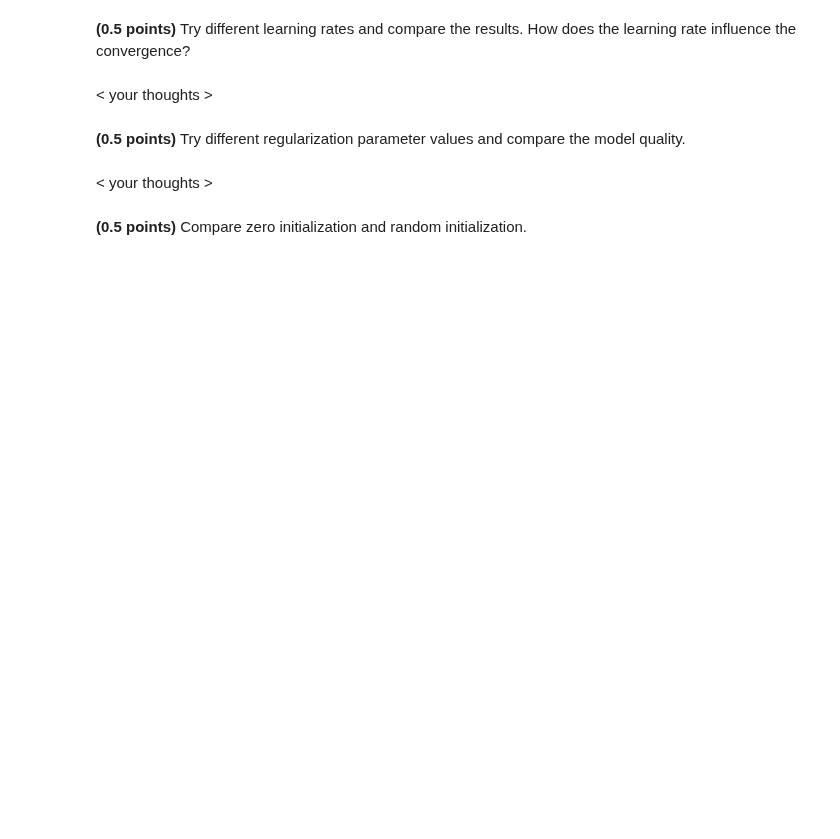
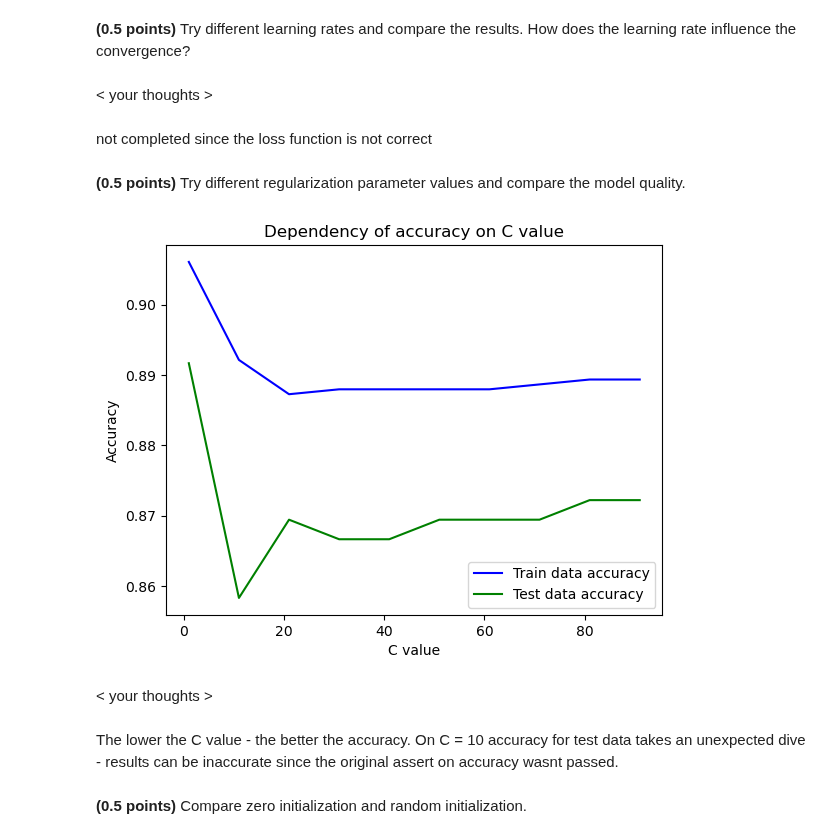
Before and after one commit to tshura/ml-intro-tasks, a Jupyter notebook: 5_/hw_classification.ipynb, the cells around one changed output. Cells and saved outputs as stored; diff of their text form; code cells hidden in the pictures; blank space fills up the shorter version.

```diff
--- a/5_/hw_classification.ipynb
+++ b/5_/hw_classification.ipynb
@@ -31,10 +31,6 @@ where $\eta$ is the learning rate.
 Stopping criteria: either the number of iterations exceeds *max_iter* or $||w^{(t+1)} - w^{(t)}||_2 < tol$.
 # %% [markdown]
 **(2 points)** Implement the algorithm and use it to classify the digits (https://scikit-learn.org/stable/modules/generated/sklearn.datasets.load_digits.html) into "even" and "odd" categories. "Even" and "Odd" classes  should correspond to {-1, 1} labels.
-# %%
-for j in range(y.shape[0]):
-            l = l + np.log((1+np.exp(-weights@x[j]*y[j])))
-        loss = l/y.shape[0] + (np.linalg.norm(weights, 2))**2/(2*self.C)
 # %%
 from sklearn.exceptions import NotFittedError
 # %%
@@ -73,11 +69,10 @@ class CustomLogisticRegression:
         return (1 / (1 + np.exp(- X @ weights.T))).flatten()
 
     def get_loss(self, x, weights, y):
-        print(x, x.shape, weights, weights.shape )
         l = 0
         for j in range(y.shape[0]):
-            l = l + np.log((1+np.exp(-(weights@x[j])*y[j])))
-        loss = l/y.shape[0] + (np.linalg.norm(weights, 2))**2/(2*self.C)
+            l = l + np.log((1+np.exp(-1*(weights@x[j])*y[j])))
+        loss = l/y.shape[0] + (np.linalg.norm(weights, 2))/(2*self.C)
         return(loss)
 
     def fit(self, X, y):
@@ -301,5 +274,7 @@ Text(0.5, 1.0, 'Loss history')
 ## your code
 # %% [markdown]
 < your thoughts >
+# %% [markdown]
+not completed since the loss function is not correct
 # %% [markdown]
 **(0.5 points)** Try different regularization parameter values and compare the model quality.
@@ -308,4 +281,27 @@ Text(0.5, 1.0, 'Loss history')
+# %%
+mtrain = np.zeros(shape=(1,2))
+mtest = np.zeros(shape=(1,2))
+for ci in range(1,100,10):
+    rp = CustomLogisticRegression(C=ci)
+    rp.fit(X_train, y_train)
+    mtrain = np.append(mtrain, [[ci, metrics.accuracy_score(y_pred=rp.predict(X_train), y_true=y_train)]], axis=0)
+    mtest = np.append(mtest, [[ci, metrics.accuracy_score(y_pred=rp.predict(X_test), y_true=y_test)]], axis=0)
+
+mtrain = np.delete(mtrain, (0), axis=0)
+mtest = np.delete(mtest, (0), axis=0)
+m = plt.plot(mtrain[:,0], mtrain[:,1], color ="blue", label="Train data accuracy")
+mt = plt.plot(mtest[:,0], mtest[:,1], color ="green", label="Test data accuracy")
+
+plt.xlabel('C value')
+plt.ylabel('Accuracy')
+plt.title('Dependency of accuracy on C value')
+plt.legend(loc="lower right")
+plt.show()
+# %% [output]
+[figure, added]
 # %% [markdown]
 < your thoughts >
+# %% [markdown]
+The lower the C value - the better the accuracy. On C = 10 accuracy for test data takes an unexpected dive - results can be inaccurate since the original assert on accuracy wasnt passed.
 # %% [markdown]
 **(0.5 points)** Compare zero initialization and random initialization.
```
Also changed, not shown: parts of 32 cells of this notebook.
